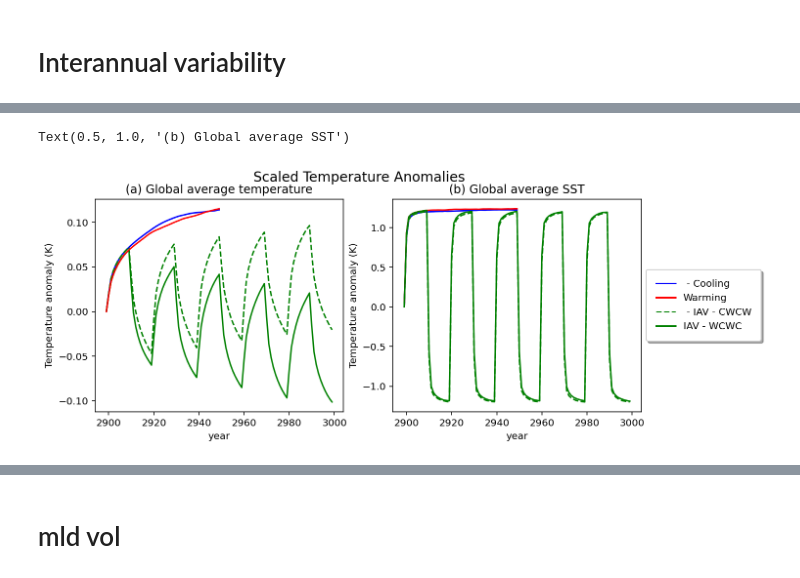
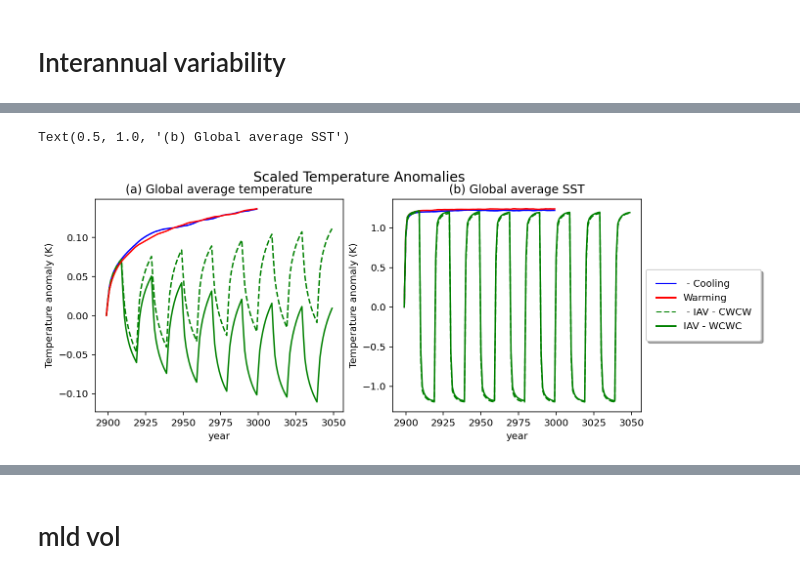
Before and after one commit to claireyung/unsw_clex_project_files, a Jupyter notebook: IAV.ipynb, the cells around one changed output, grey strips where cells are left out. Drawn from its saved outputs; the diff is of its cells as text; code cells hidden in the pictures.

```diff
--- a/IAV.ipynb
+++ b/IAV.ipynb
@@ -133,27 +133,27 @@ Text(0.5, 1.0, 'Global average temperature (seasonality removed)')
 # %%
 fig, axes = plt.subplots(ncols=2, nrows=1, figsize = (10,4))
 plt.suptitle('Scaled Temperature Anomalies', fontsize = 14)
 
-((annual_average_cool*(-1)-annual_average_cont*(-1)).sel(year = slice(2899,2999))).plot(label=' - Cooling',color = 'b', ax = axes[0])
-((annual_average_cwcw*(-1)-annual_average_cont*(-1)).sel(year = slice(2899,2999))).plot(label=' - IAV - CWCW',color = 'g', ax = axes[0], linestyle = '--')
-(annual_average_wcwc-annual_average_cont).sel(year = slice(2899,2999)).plot(label='IAV - WCWC', color = 'g', ax = axes[0])
-(annual_average_warm-annual_average_cont).sel(year = slice(2899,2999)).plot(label='Warming', color = 'r', ax = axes[0])
+((annual_average_cool*(-1)-annual_average_cont*(-1)).sel(year = slice(2899,3049))).plot(label=' - Cooling',color = 'b', ax = axes[0])
+((annual_average_cwcw*(-1)-annual_average_cont*(-1)).sel(year = slice(2899,3049))).plot(label=' - IAV - CWCW',color = 'g', ax = axes[0], linestyle = '--')
+(annual_average_wcwc-annual_average_cont).sel(year = slice(2899,3049)).plot(label='IAV - WCWC', color = 'g', ax = axes[0])
+(annual_average_warm-annual_average_cont).sel(year = slice(2899,3049)).plot(label='Warming', color = 'r', ax = axes[0])
 
-((annual_average_scool*(-1)-annual_average_scont*(-1)).sel(year = slice(2899,2999))).plot(label=' - Cooling',color = 'b', ax = axes[1])
-(annual_average_swarm-annual_average_scont).sel(year = slice(2899,2999)).plot(label='Warming', color = 'r', ax = axes[1])
-((annual_average_scwcw*(-1)-annual_average_scont*(-1)).sel(year = slice(2899,2999))).plot(label=' - IAV - CWCW',color = 'g', ax = axes[1], linestyle = '--')
-(annual_average_swcwc-annual_average_scont).sel(year = slice(2899,2999)).plot(label='IAV - WCWC', color = 'g', ax = axes[1])
+((annual_average_scool*(-1)-annual_average_scont*(-1)).sel(year = slice(2899,3049))).plot(label=' - Cooling',color = 'b', ax = axes[1])
+(annual_average_swarm-annual_average_scont).sel(year = slice(2899,3049)).plot(label='Warming', color = 'r', ax = axes[1])
+((annual_average_scwcw*(-1)-annual_average_scont*(-1)).sel(year = slice(2899,3049))).plot(label=' - IAV - CWCW',color = 'g', ax = axes[1], linestyle = '--')
+(annual_average_swcwc-annual_average_scont).sel(year = slice(2899,3049)).plot(label='IAV - WCWC', color = 'g', ax = axes[1])
 
 axes[1].legend(fancybox=True, framealpha=1, shadow=True, borderpad=1,bbox_to_anchor=(1, 0.5),loc = 'center left')
 
 
 axes[0].set_ylabel('Temperature anomaly (K)')
 axes[1].set_ylabel('Temperature anomaly (K)')
 axes[0].set_title('(a) Global average temperature')
 axes[1].set_title('(b) Global average SST')
 # %% [output]
 Text(0.5, 1.0, '(b) Global average SST')
-[figure, old version]
+[figure, new version]
 # %%
 import scipy.stats as stats
 import scipy.optimize as optimize
```
Also changed, not shown: parts of 20 cells of this notebook, 15 other files.
